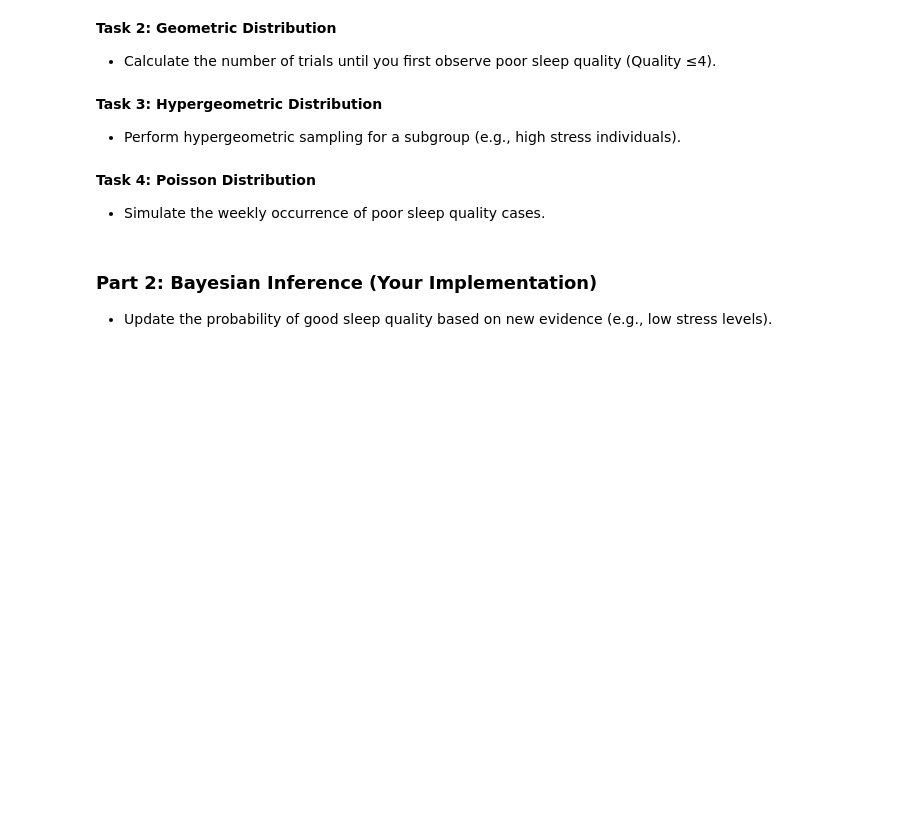
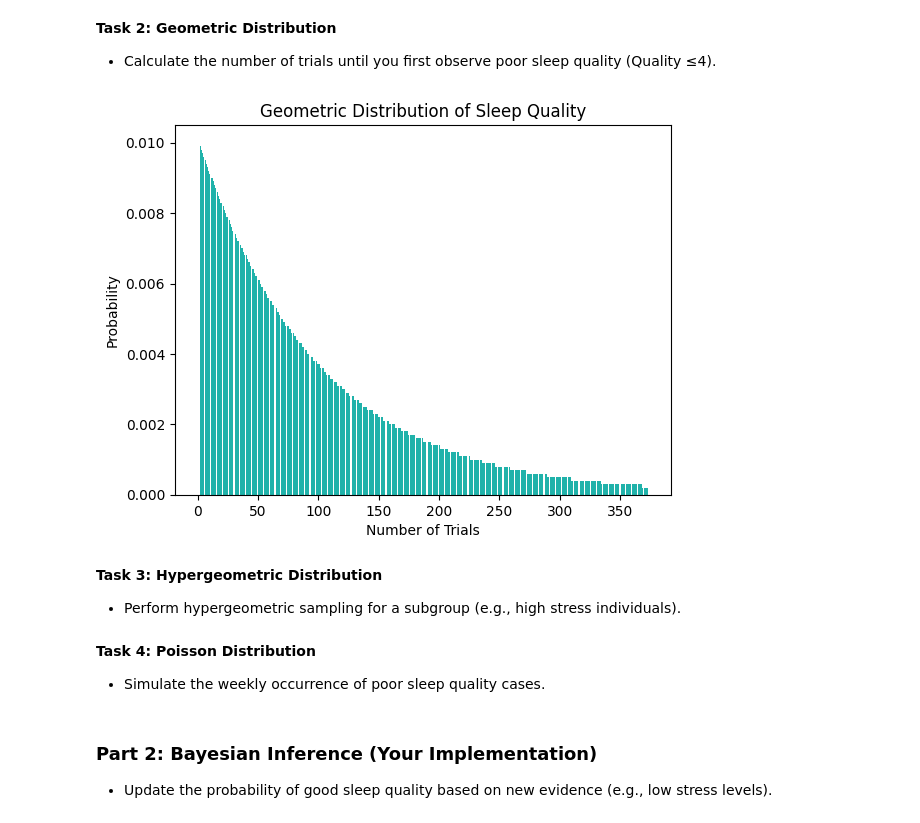
Before and after one commit to emochivo/Probability-in-Medical-Diagnostics-and-Sleep-Analysis, a Jupyter notebook: EE_381_AI_assignment.ipynb, the cells around one changed output. Cells and saved outputs as stored; diff of their text form; code cells hidden in the pictures; blank space fills up the shorter version.

```diff
--- a/EE_381_AI_assignment.ipynb
+++ b/EE_381_AI_assignment.ipynb
@@ -90,3 +88,32 @@ plt.show()
+# %%
+# Your Implementation Here
+
+np.set_printoptions(legacy='1.25')
+
+# Find p
+p = 0
+n = len(df)
+
+for i in range(n):
+    if df.loc[i,'Quality of Sleep'] <= 4:
+        p += 1
+
+p = round((p/n), 2)
+
+# Find the geometric distribution of sleep quality
+geom_dist = []
+for i in range(n):
+    geom_dist.append(round(geom.pmf(i, p), 4))
+
+
+# Plot the geometric distribution of sleep quality
+plt.bar(range(n), geom_dist, color='lightseagreen')
+plt.title('Geometric Distribution of Sleep Quality')
+plt.xlabel('Number of Trials')
+plt.ylabel('Probability')
+plt.show()
+# %% [output]
+[figure, added]
 # %% [markdown]
 **Task 3: Hypergeometric Distribution**
 - Perform hypergeometric sampling for a subgroup (e.g., high stress individuals).
```
Also changed, not shown: parts of 2 cells of this notebook.
